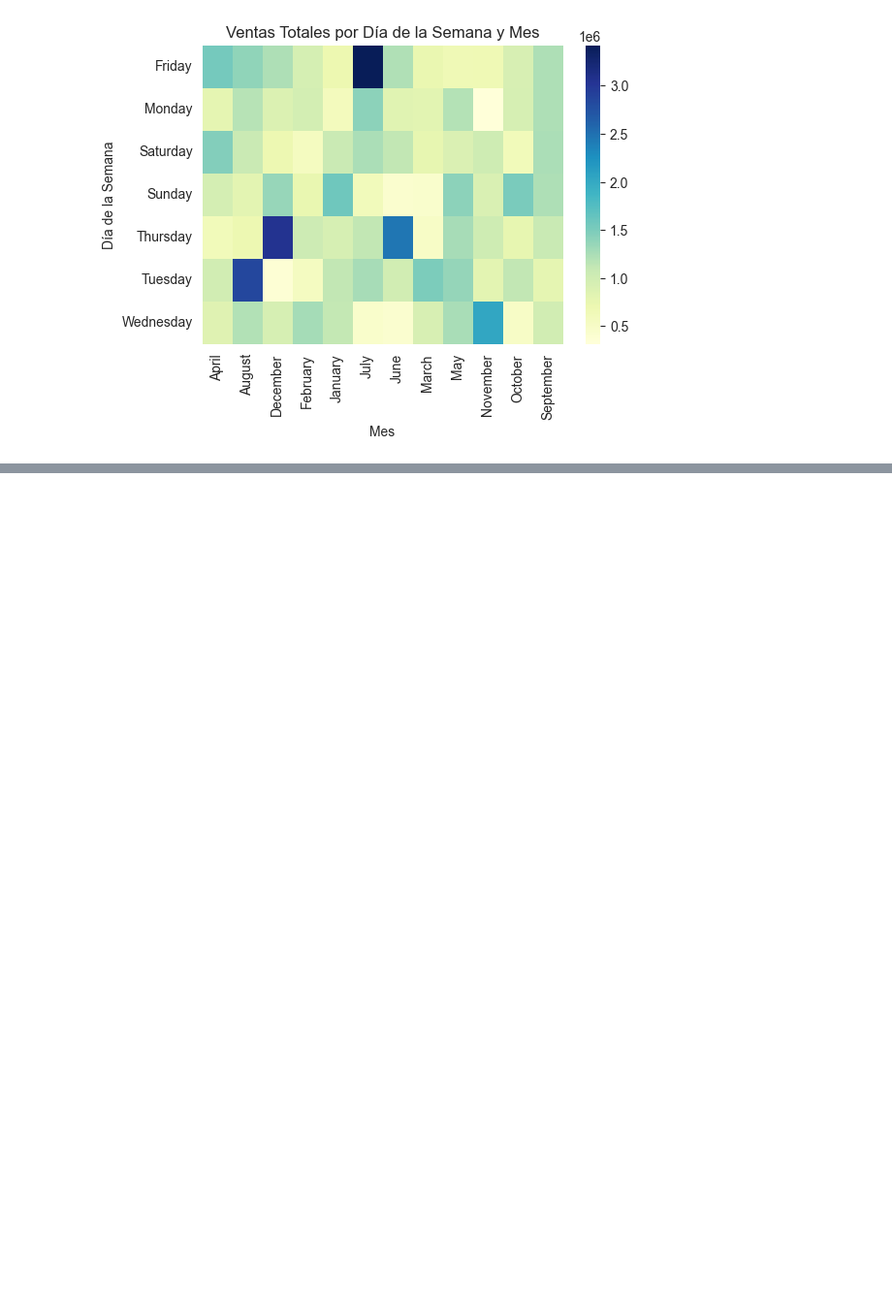
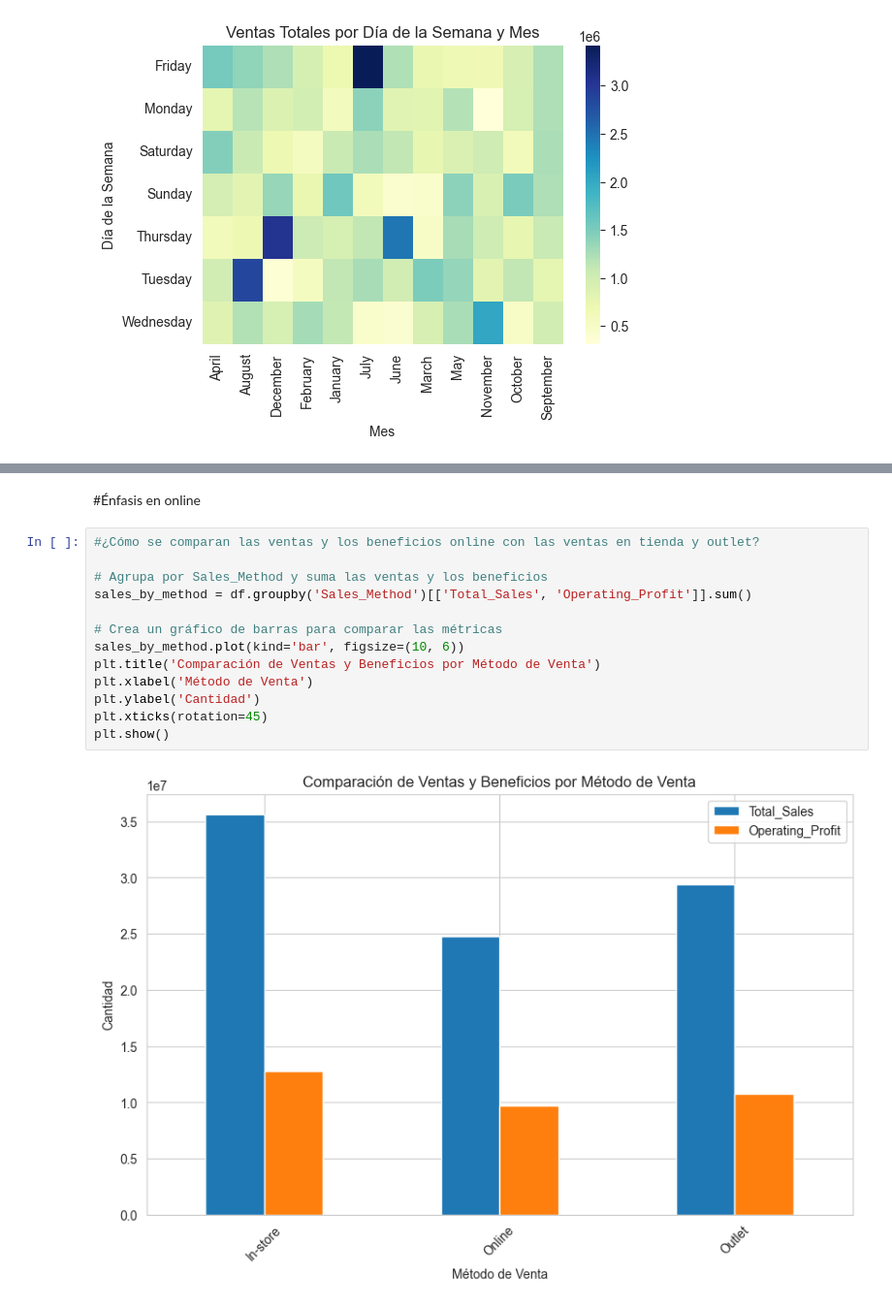
Before and after one commit to Factoria-F5-madrid/EDA_MaribelGutierrezRamirez, a Jupyter notebook: EDA_Adidas.ipynb, the cells around one changed output, grey strips where cells are left out. Shown at 97% size. Drawn from its saved outputs; the diff is of its cells as text; blank space fills up the shorter version.

Commit message:
Anáisis enfoque online

```diff
--- a/EDA_Adidas.ipynb
+++ b/EDA_Adidas.ipynb
@@ -234,0 +255,17 @@ plt.show()
+# %% [markdown]
+#Énfasis en online
+# %%
+#¿Cómo se comparan las ventas y los beneficios online con las ventas en tienda y outlet?
+
+# Agrupa por Sales_Method y suma las ventas y los beneficios
+sales_by_method = df.groupby('Sales_Method')[['Total_Sales', 'Operating_Profit']].sum()
+
+# Crea un gráfico de barras para comparar las métricas
+sales_by_method.plot(kind='bar', figsize=(10, 6))
+plt.title('Comparación de Ventas y Beneficios por Método de Venta')
+plt.xlabel('Método de Venta')
+plt.ylabel('Cantidad')
+plt.xticks(rotation=45)
+plt.show()
+# %% [output]
+[figure, added]
```
Also changed, not shown: parts of 3 cells of this notebook.
